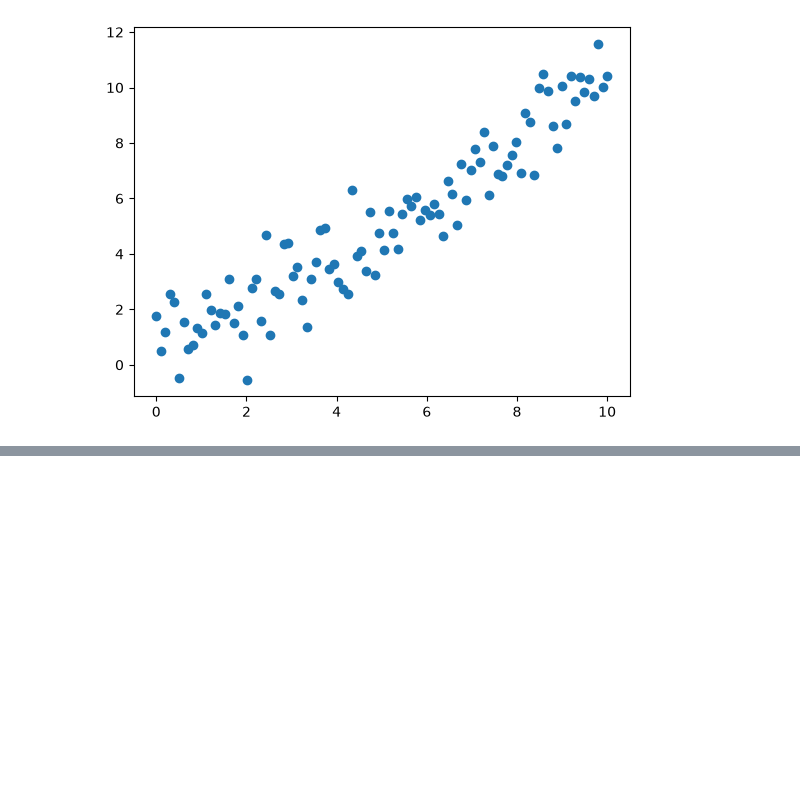
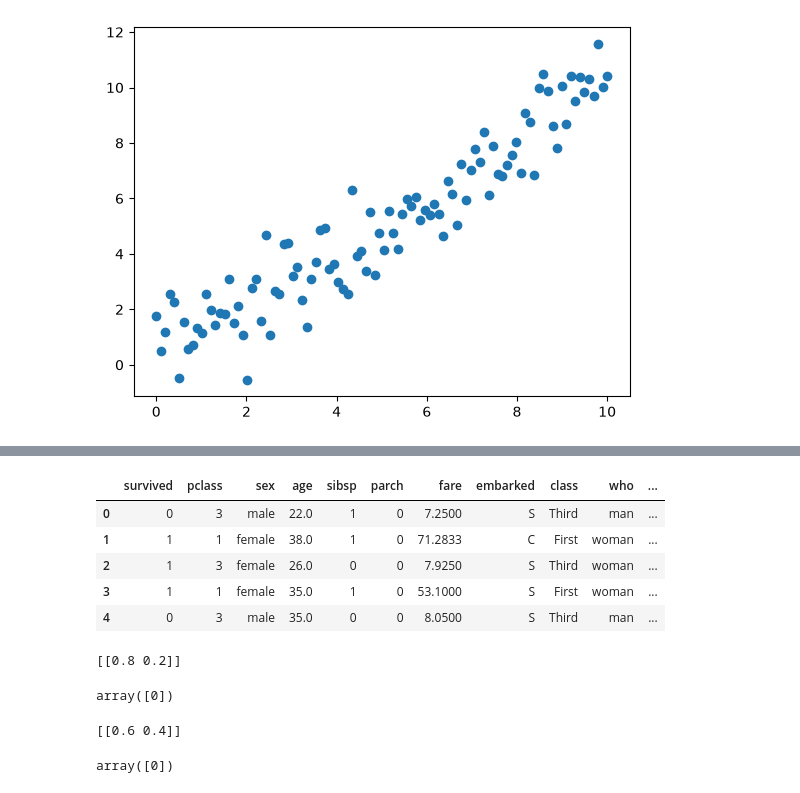
Before and after one commit to webdevproformation/m2-iot-juin2026, a Jupyter notebook: jour05/02-note.ipynb, the cells around one changed output, grey strips where cells are left out. Drawn from its saved outputs; the diff is of its cells as text; code cells hidden in the pictures; blank space fills up the shorter version.

```diff
--- a/jour05/02-note.ipynb
+++ b/jour05/02-note.ipynb
@@ -44,0 +71,78 @@ plt.legend()
+# %%
+# dataset récupérer nos données
+
+import seaborn as sns
+import numpy as np
+
+titanic = sns.load_dataset("titanic")
+
+titanic.shape # numpy (891, 15)
+titanic.head() # pandas
+# %% [output]
+|  | survived | pclass | sex | age | sibsp | parch | fare | embarked | class | who | ... |
+| 0 | 0 | 3 | male | 22.0 | 1 | 0 | 7.2500 | S | Third | man | ... |
+| 1 | 1 | 1 | female | 38.0 | 1 | 0 | 71.2833 | C | First | woman | ... |
+| 2 | 1 | 3 | female | 26.0 | 0 | 0 | 7.9250 | S | Third | woman | ... |
+| 3 | 1 | 1 | female | 35.0 | 1 | 0 | 53.1000 | S | First | woman | ... |
+| 4 | 0 | 3 | male | 35.0 | 0 | 0 | 8.0500 | S | Third | man | ... |
+# %%
+titanic = titanic[["survived" , "pclass" , "sex" , "age" ]]
+
+# transformer male en 0 et female en 1
+# les modèles ne comprennent pas les textes
+titanic["sex"] = titanic["sex"].map({ 'male' : 0 , 'female' : 1 })
+
+titanic.dropna(axis=0, inplace=True)
+
+titanic.describe()
+
+y = titanic["survived"]
+y = y.values.reshape(-1,1) # transformer les dimensions du vecteur
+                           # (714,) => (714,1)
+                           # Eviter les opérations de Broadcasting
+
+X = titanic.drop( ["survived"], axis=1 ) # (714, 3)
+
+# verifier les dimensions  de X et y
+
+# utilisation de scikit-learn
+from sklearn.neighbors import KNeighborsClassifier
+
+model = KNeighborsClassifier()
+
+# apprendre
+model.fit( X, y )
+
+# les valeurs trouvées après l'apprentissage
+# meta paramètre du modèle KNeighborsClassifier
+# n_neighbours = 5
+# metric = minkowski
+
+# évaluer performance du modèle
+model.score( X,y ) # 0.8417366946778712
+
+
+# est ce que l'on aurait survecu au Titanic
+# tester notre modèle
+def survie(model , pclass=2 , sex=0 , age=40):
+    moi = np.array([pclass , sex, age]).reshape(1,3)
+    print(model.predict_proba(moi)) # [[0.8 0.2]]
+    return model.predict( moi )
+
+
+survie(model) # [0] non
+# %% [output]
+[[0.8 0.2]]
+array([0])
+# %%
+# est ce que l'on aurait survecu au Titanic
+# tester notre modèle
+def survie(model , pclass=2 , sex=0 , age=40):
+    moi = np.array([pclass , sex, age]).reshape(1,3)
+    print(model.predict_proba(moi)) # [[0.8 0.2]]
+    return model.predict( moi )
+
+survie(model , pclass=3 , sex=1, age=20)
+# %% [output]
+[[0.6 0.4]]
+array([0])
```
Also changed, not shown: parts of 3 cells of this notebook.
